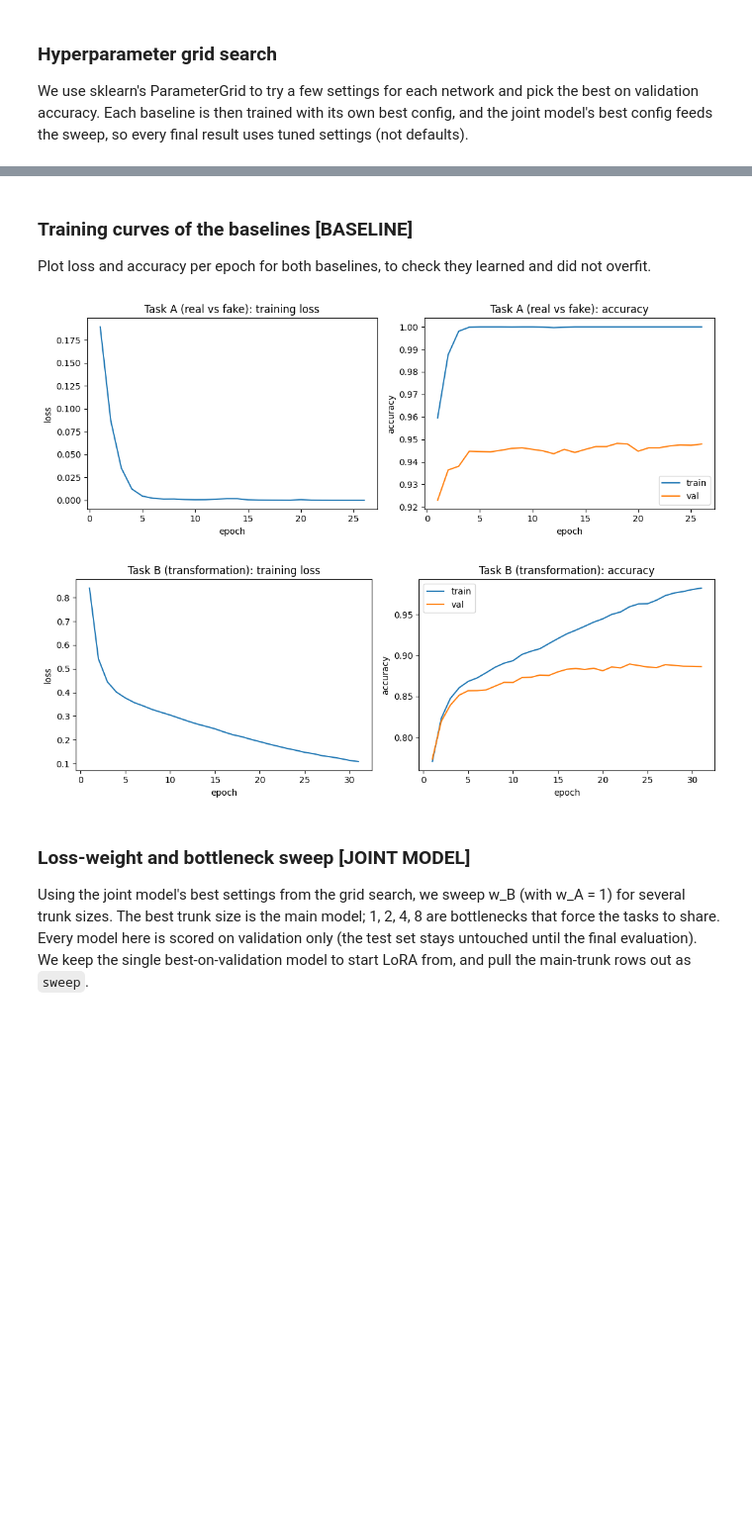
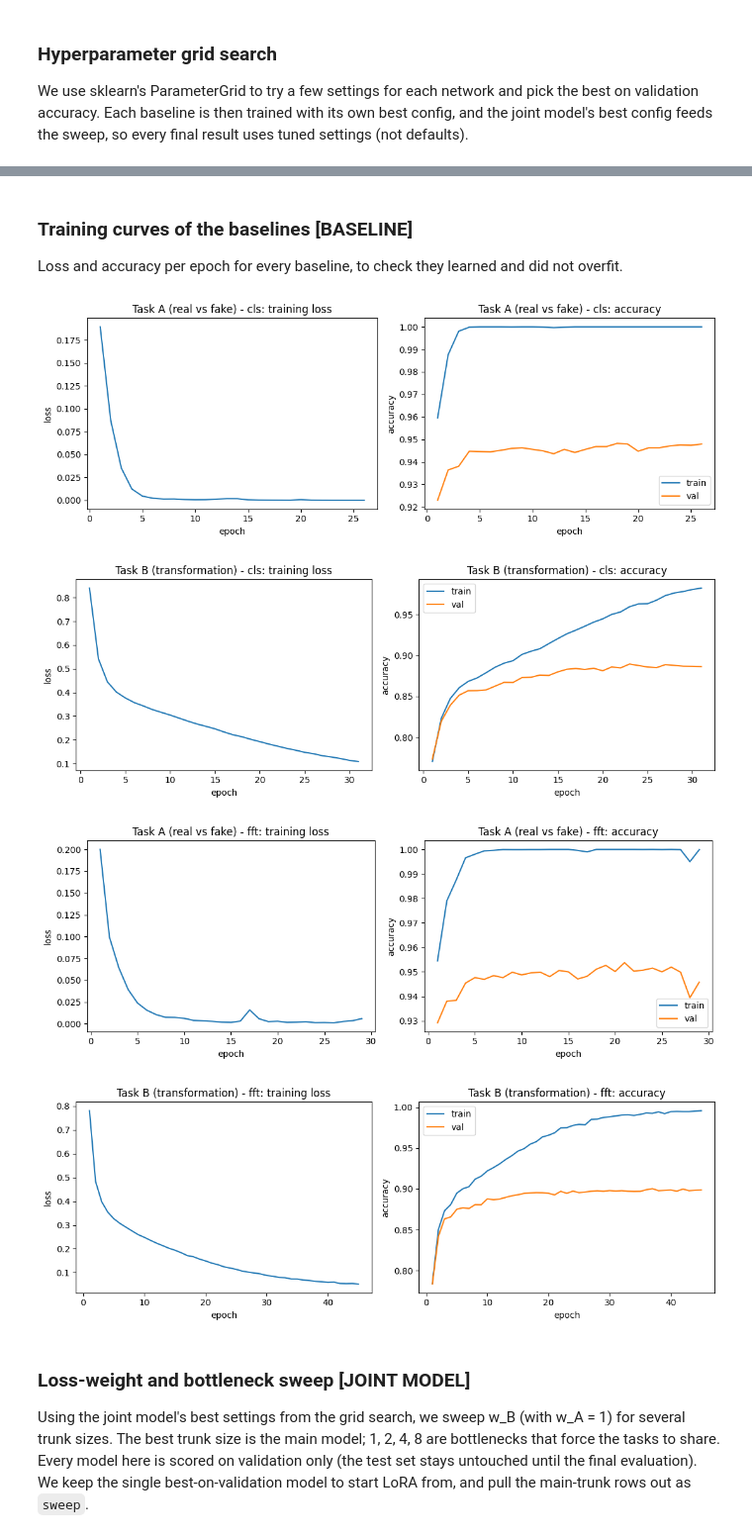
Before and after one commit to janniuni/cv_project_2526, a Jupyter notebook: cv-2526.ipynb, the cells around one changed output, grey strips where cells are left out. Shown at 99% size. Cells and saved outputs as stored; diff of their text form; code cells hidden in the pictures; blank space fills up the shorter version.

```diff
--- a/cv-2526.ipynb
+++ b/cv-2526.ipynb
@@ -755,14 +1028,14 @@ train / val / test: 33600 7200 7200
 One loop reused for both baselines. AdamW plus cross-entropy, keeping the weights with the best
 validation accuracy, and stopping early if validation stops improving.
 # %%
-def train_head(n_classes, y_all, hidden=HIDDEN_DIM, p_drop=DROPOUT, epochs=EPOCHS, lr=LR, batch_size=BATCH_SIZE):
+def train_head(data, n_classes, y_all, hidden=HIDDEN_DIM, p_drop=DROPOUT, epochs=EPOCHS, lr=LR, batch_size=BATCH_SIZE):
     set_seed(SEED)   # deterministic weight init for every call
-    head = MLPHead(n_classes=n_classes, hidden=hidden, p_drop=p_drop).to(device)
+    head = MLPHead(n_classes=n_classes, in_dim=data.in_dim, hidden=hidden, p_drop=p_drop).to(device)
     optimizer = torch.optim.AdamW(head.parameters(), lr=lr)
     loss_fn = nn.CrossEntropyLoss()
 
-    Xtr,  ytr  = features_tensor[is_train], y_all[is_train]
-    Xval, yval = features_tensor[is_val],   y_all[is_val]
+    Xtr, ytr = data.feats[data.is_train], y_all[data.is_train]
+    Xval, yval = data.feats[data.is_val], y_all[data.is_val]
     loader = DataLoader(TensorDataset(Xtr, ytr), batch_size=batch_size, shuffle=True,
                         generator=torch.Generator().manual_seed(SEED))   # deterministic shuffling
 
@@ -800,14 +1073,14 @@ def train_head(n_classes, y_all, hidden=HIDDEN_DIM, p_drop=DROPOUT, epochs=EPOCH
 Trains the joint model on the combined loss w_A * loss_A + w_B * loss_B, keeping the weights with
 the best average validation accuracy. We re-seed at the start so every run begins the same way.
 # %%
-def train_joint(w_a, w_b, hidden=HIDDEN_DIM, p_drop=DROPOUT, epochs=EPOCHS, lr=LR, batch_size=BATCH_SIZE):
+def train_joint(data, w_a, w_b, hidden=HIDDEN_DIM, p_drop=DROPOUT, epochs=EPOCHS, lr=LR, batch_size=BATCH_SIZE):
     set_seed(SEED)   # same start for every run, so only the weights differ
-    model = JointModel(hidden=hidden, p_drop=p_drop).to(device)
+    model = JointModel(in_dim=data.in_dim, hidden=hidden, p_drop=p_drop).to(device)
     optimizer = torch.optim.AdamW(model.parameters(), lr=lr)
     loss_fn = nn.CrossEntropyLoss()
 
-    Xtr = features_tensor[is_train]
-    ya_tr, yb_tr = labels_realfake[is_train], labels_transform[is_train]
+    Xtr = data.feats[data.is_train]
+    ya_tr, yb_tr = data.y_a[data.is_train], data.y_b[data.is_train]
     loader = DataLoader(TensorDataset(Xtr, ya_tr, yb_tr), batch_size=batch_size, shuffle=True,
                         generator=torch.Generator().manual_seed(SEED))   # deterministic shuffling
 
@@ -821,7 +1094,7 @@ def train_joint(w_a, w_b, hidden=HIDDEN_DIM, p_drop=DROPOUT, epochs=EPOCHS, lr=L
             loss = w_a * loss_fn(out_a, ya) + w_b * loss_fn(out_b, yb)
             loss.backward()
             optimizer.step()
-        acc_a, acc_b = joint_accuracy(model, is_val)
+        acc_a, acc_b = joint_accuracy(model, data, data.is_val)
         score = (acc_a + acc_b) / 2
         if score > best_score:
             best_score, best_state, no_improve = score, copy.deepcopy(model.state_dict()), 0
@@ -953,0 +1146,11 @@ Best validation accuracy: 0.889
+# %%
+trained = {data.tag: Trained(data=data) for data in (cls_data, fft_data)}
+
+for t in trained.values():
+    print(f"\n=== grid search [{t.data.tag}] ===")
+    t.grid_a, t.grid_b, t.grid_joint = run_grid_search(t.data)
+    bj = t.grid_joint.iloc[0]
+    t.best = {"taskA": t.grid_a.iloc[0], "taskB": t.grid_b.iloc[0],
+              "lr": float(bj["lr"]), "hidden": int(bj["hidden"]), "dropout": float(bj["dropout"])}
+    print(f"[{t.data.tag}] joint sweep will use: lr={t.best['lr']}, hidden={t.best['hidden']}, dropout={t.best['dropout']}")
+    display(t.grid_a, t.grid_b, t.grid_joint)
@@ -953,0 +1249,8 @@ Best validation accuracy: 0.889
+# %%
+for t in trained.values():
+    print(f"\n=== baselines [{t.data.tag}] ===")
+    a, b = t.best["taskA"], t.best["taskB"]
+    t.head_a, t.hist_a = train_head(t.data, 2, t.data.y_a,
+                                    hidden=int(a["hidden"]), p_drop=float(a["dropout"]), lr=float(a["lr"]))
+    t.head_b, t.hist_b = train_head(t.data, 3, t.data.y_b,
+                                    hidden=int(b["hidden"]), p_drop=float(b["dropout"]), lr=float(b["lr"]))
@@ -954,12 +1277,15 @@ Best validation accuracy: 0.889
 # %% [markdown]
 ### Training curves of the baselines [BASELINE]
-Plot loss and accuracy per epoch for both baselines, to check they learned and did not overfit.
+Loss and accuracy per epoch for every baseline, to check they learned and did not overfit.
 # %%
-plot_curves(history_realfake,  "Task A (real vs fake)")
-plot_curves(history_transform, "Task B (transformation)")
+for t in trained.values():
+    plot_curves(t.hist_a, f"Task A (real vs fake) - {t.data.tag}")
+    plot_curves(t.hist_b, f"Task B (transformation) - {t.data.tag}")
 # %% [output]
-[figure, old version]
+[figure, new version]
-[figure, old version]
+[figure, new version]
+[figure, added]
+[figure, added]
 # %% [markdown]
 ### Loss-weight and bottleneck sweep [JOINT MODEL]
 Using the joint model's best settings from the grid search, we sweep w_B (with w_A = 1) for
```
Also changed, not shown: parts of 103 cells of this notebook.
